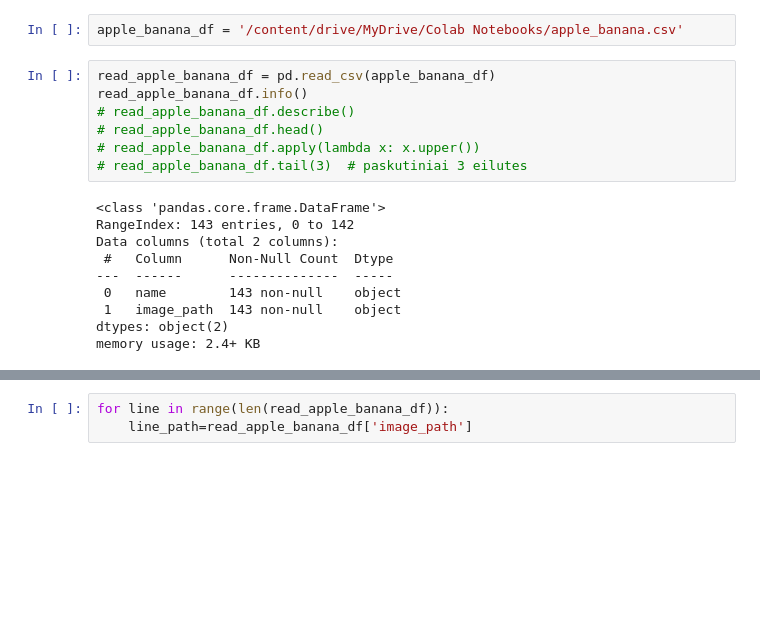
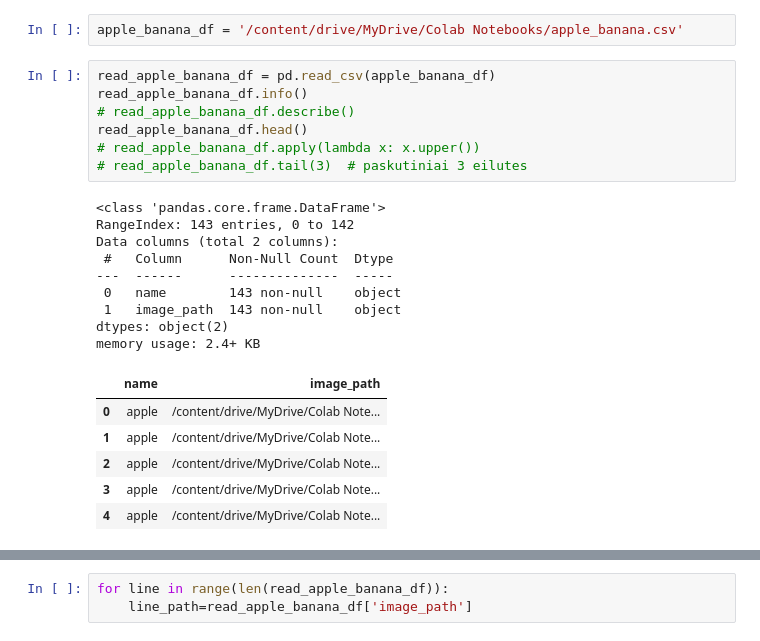
Before and after one commit to JurijJusel/Image, a Jupyter notebook: apple_banana_df.ipynb, the cells around one changed output, grey strips where cells are left out. Cells and saved outputs as stored; diff of their text form; blank space fills up the shorter version.

```diff
--- a/apple_banana_df.ipynb
+++ b/apple_banana_df.ipynb
@@ -41,19 +37,25 @@ apple_banana_df = '/content/drive/MyDrive/Colab Notebooks/apple_banana.csv'
 # %%
 read_apple_banana_df = pd.read_csv(apple_banana_df)
 read_apple_banana_df.info()
 # read_apple_banana_df.describe()
-# read_apple_banana_df.head()
+read_apple_banana_df.head()
 # read_apple_banana_df.apply(lambda x: x.upper())
 # read_apple_banana_df.tail(3)  # paskutiniai 3 eilutes
 # %% [output]
 <class 'pandas.core.frame.DataFrame'>
 RangeIndex: 143 entries, 0 to 142
 Data columns (total 2 columns):
  #   Column      Non-Null Count  Dtype
 ---  ------      --------------  -----
  0   name        143 non-null    object
  1   image_path  143 non-null    object
 dtypes: object(2)
 memory usage: 2.4+ KB
+|  | name | image_path |
+| 0 | apple | /content/drive/MyDrive/Colab Note... |
+| 1 | apple | /content/drive/MyDrive/Colab Note... |
+| 2 | apple | /content/drive/MyDrive/Colab Note... |
+| 3 | apple | /content/drive/MyDrive/Colab Note... |
+| 4 | apple | /content/drive/MyDrive/Colab Note... |
 # %%
 read_apple_banana_df['image_path']
```
Also changed, not shown: parts of 5 cells of this notebook.
